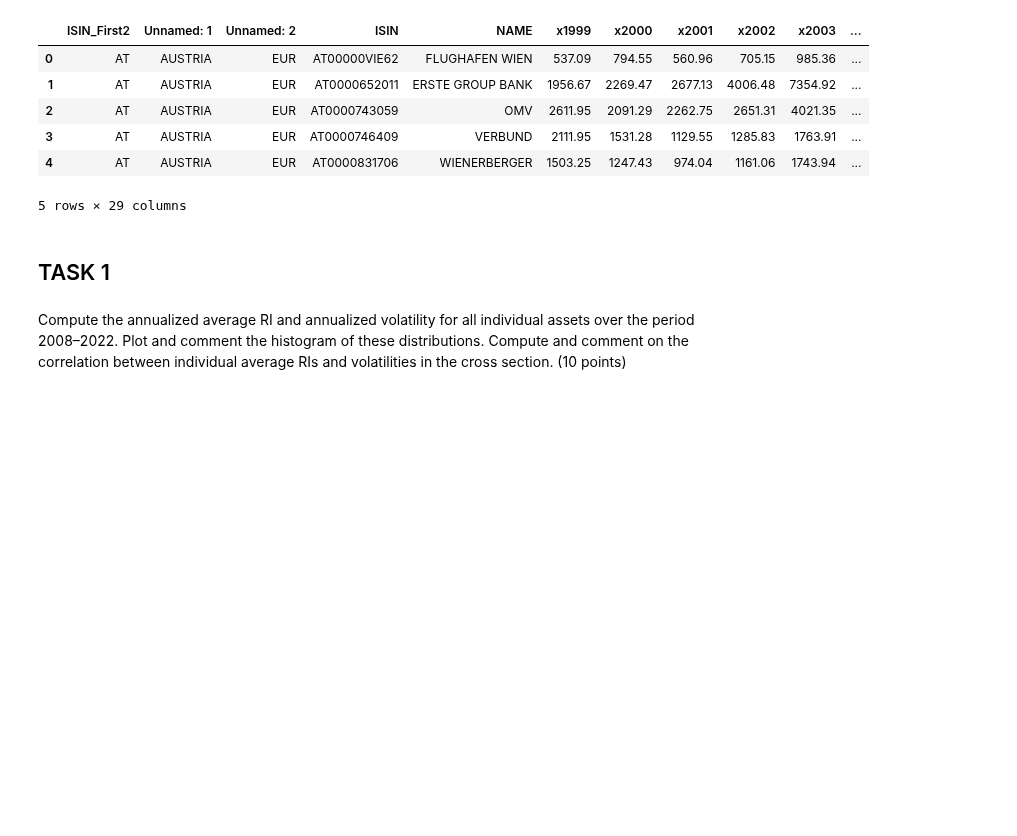
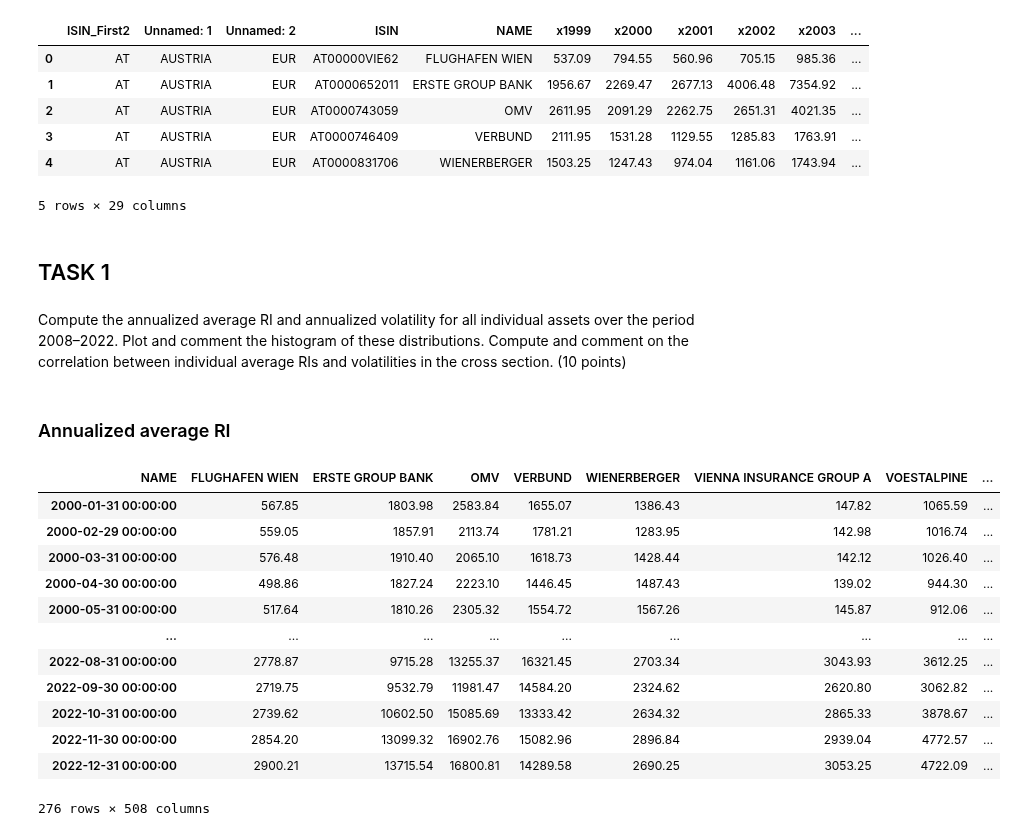
Before and after one commit to GiammarcoBozzelli/SEF, a Jupyter notebook: main.ipynb, the cells around one changed output. Saved outputs shown, nothing was run; the diff lists cells and outputs as text; code cells hidden in the pictures; blank space fills up the shorter version.

```diff
--- a/main.ipynb
+++ b/main.ipynb
@@ -235,0 +262,4 @@ Compute the annualized average RI and annualized volatility for all individual a
+# %% [markdown]
+### Annualized average RI
+# %%
+dfmcapitalization.drop(dfmcapitalization.columns[:4], axis=1, inplace=True)
@@ -235,0 +269,16 @@ Compute the annualized average RI and annualized volatility for all individual a
+# %%
+dfmcapitalizationT
+# %% [output]
+| NAME | FLUGHAFEN WIEN | ERSTE GROUP BANK | OMV | VERBUND | WIENERBERGER | VIENNA INSURANCE GROUP A | VOESTALPINE | ... |
+| 2000-01-31 00:00:00 | 567.85 | 1803.98 | 2583.84 | 1655.07 | 1386.43 | 147.82 | 1065.59 | ... |
+| 2000-02-29 00:00:00 | 559.05 | 1857.91 | 2113.74 | 1781.21 | 1283.95 | 142.98 | 1016.74 | ... |
+| 2000-03-31 00:00:00 | 576.48 | 1910.40 | 2065.10 | 1618.73 | 1428.44 | 142.12 | 1026.40 | ... |
+| 2000-04-30 00:00:00 | 498.86 | 1827.24 | 2223.10 | 1446.45 | 1487.43 | 139.02 | 944.30 | ... |
+| 2000-05-31 00:00:00 | 517.64 | 1810.26 | 2305.32 | 1554.72 | 1567.26 | 145.87 | 912.06 | ... |
+| ... | ... | ... | ... | ... | ... | ... | ... | ... |
+| 2022-08-31 00:00:00 | 2778.87 | 9715.28 | 13255.37 | 16321.45 | 2703.34 | 3043.93 | 3612.25 | ... |
+| 2022-09-30 00:00:00 | 2719.75 | 9532.79 | 11981.47 | 14584.20 | 2324.62 | 2620.80 | 3062.82 | ... |
+| 2022-10-31 00:00:00 | 2739.62 | 10602.50 | 15085.69 | 13333.42 | 2634.32 | 2865.33 | 3878.67 | ... |
+| 2022-11-30 00:00:00 | 2854.20 | 13099.32 | 16902.76 | 15082.96 | 2896.84 | 2939.04 | 4772.57 | ... |
+| 2022-12-31 00:00:00 | 2900.21 | 13715.54 | 16800.81 | 14289.58 | 2690.25 | 3053.25 | 4722.09 | ... |
+276 rows × 508 columns
```
Also changed, not shown: parts of 25 cells of this notebook.
